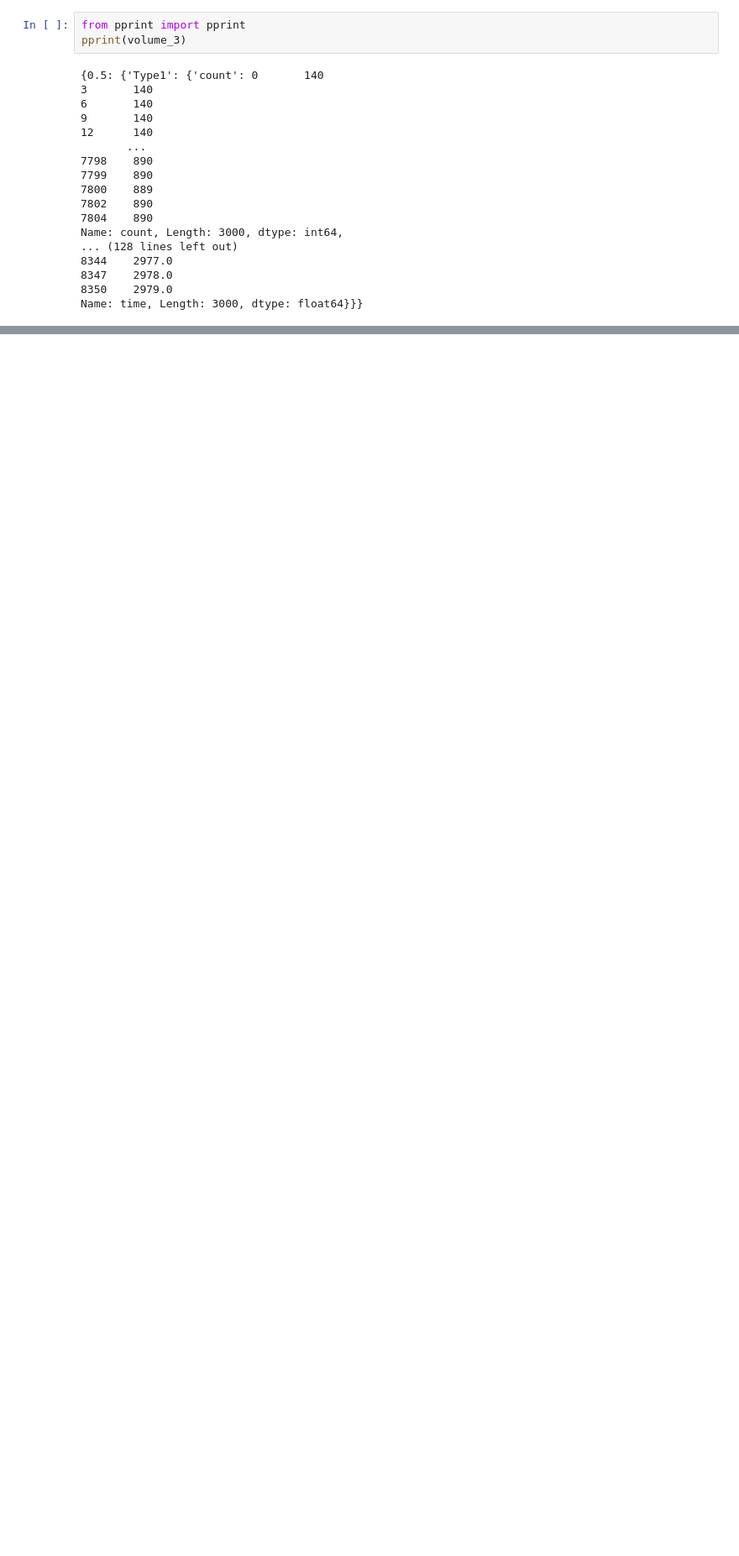
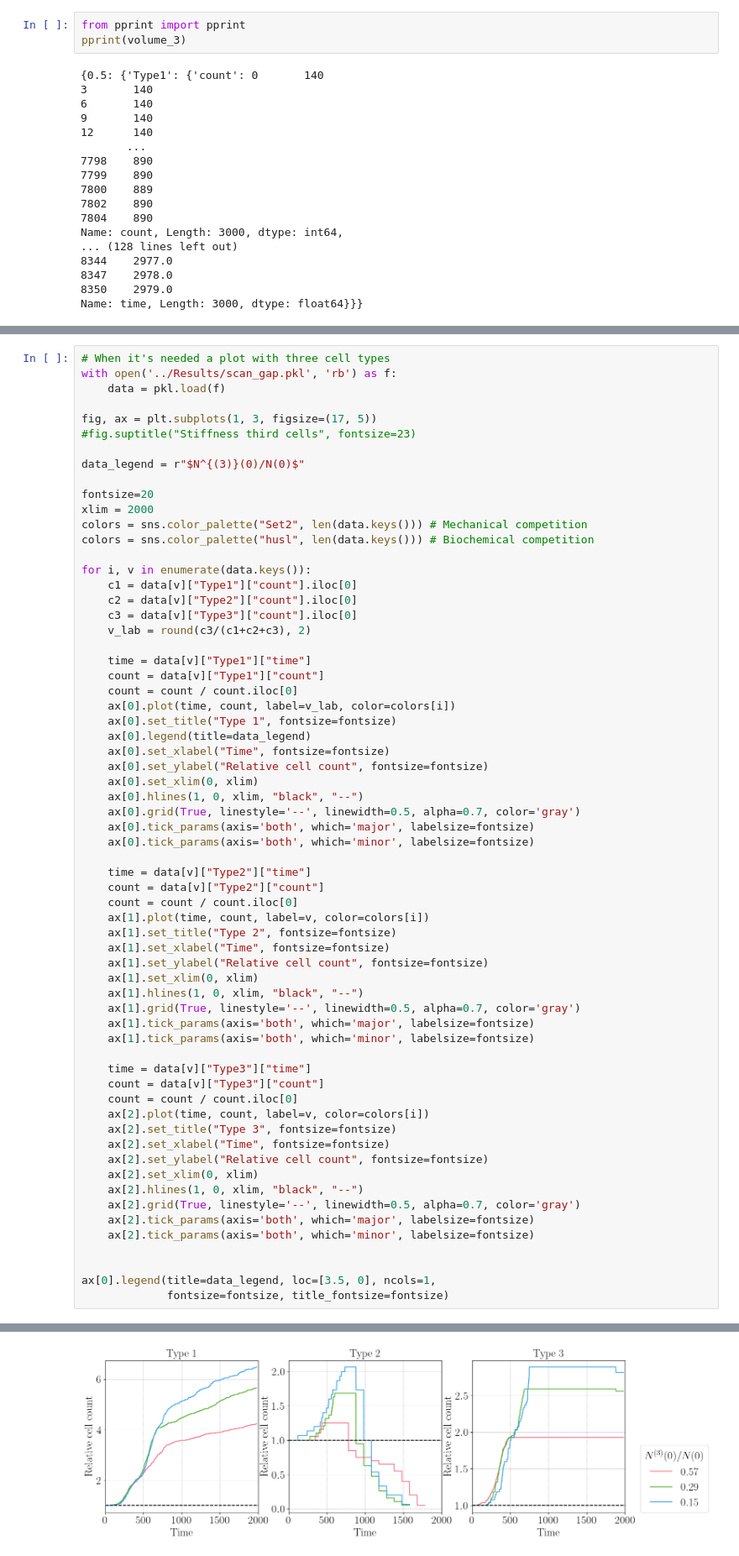
Before and after one commit to paololapo/CellCompetition-HybridCPM, a Jupyter notebook: TripleCompetition/Files/SimpleAnalysis.ipynb, the cells around one changed output, grey strips where cells are left out. Shown: that part at 84% size. Drawn from its saved outputs; the diff is of its cells as text; blank space fills up the shorter version.

```diff
--- a/TripleCompetition/Files/SimpleAnalysis.ipynb
+++ b/TripleCompetition/Files/SimpleAnalysis.ipynb
@@ -90,0 +96,65 @@ for v in data.keys():
+# %%
+# When it's needed a plot with three cell types
+with open('../Results/scan_gap.pkl', 'rb') as f:
+    data = pkl.load(f)
+
+fig, ax = plt.subplots(1, 3, figsize=(17, 5))
+#fig.suptitle("Stiffness third cells", fontsize=23)
+
+data_legend = r"$N^{(3)}(0)/N(0)$"
+
+fontsize=20
+xlim = 2000
+colors = sns.color_palette("Set2", len(data.keys())) # Mechanical competition
+colors = sns.color_palette("husl", len(data.keys())) # Biochemical competition
+
+for i, v in enumerate(data.keys()):
+    c1 = data[v]["Type1"]["count"].iloc[0]
+    c2 = data[v]["Type2"]["count"].iloc[0]
+    c3 = data[v]["Type3"]["count"].iloc[0]
+    v_lab = round(c3/(c1+c2+c3), 2)
+
+    time = data[v]["Type1"]["time"]
+    count = data[v]["Type1"]["count"]
+    count = count / count.iloc[0]
+    ax[0].plot(time, count, label=v_lab, color=colors[i])
+    ax[0].set_title("Type 1", fontsize=fontsize)
+    ax[0].legend(title=data_legend)
+    ax[0].set_xlabel("Time", fontsize=fontsize)
+    ax[0].set_ylabel("Relative cell count", fontsize=fontsize)
+    ax[0].set_xlim(0, xlim)
+    ax[0].hlines(1, 0, xlim, "black", "--")
+    ax[0].grid(True, linestyle='--', linewidth=0.5, alpha=0.7, color='gray')
+    ax[0].tick_params(axis='both', which='major', labelsize=fontsize)
+    ax[0].tick_params(axis='both', which='minor', labelsize=fontsize)
+
+    time = data[v]["Type2"]["time"]
+    count = data[v]["Type2"]["count"]
+    count = count / count.iloc[0]
+    ax[1].plot(time, count, label=v, color=colors[i])
+    ax[1].set_title("Type 2", fontsize=fontsize)
+    ax[1].set_xlabel("Time", fontsize=fontsize)
+    ax[1].set_ylabel("Relative cell count", fontsize=fontsize)
+    ax[1].set_xlim(0, xlim)
+    ax[1].hlines(1, 0, xlim, "black", "--")
+    ax[1].grid(True, linestyle='--', linewidth=0.5, alpha=0.7, color='gray')
+    ax[1].tick_params(axis='both', which='major', labelsize=fontsize)
+    ax[1].tick_params(axis='both', which='minor', labelsize=fontsize)
+
+    time = data[v]["Type3"]["time"]
+    count = data[v]["Type3"]["count"]
+    count = count / count.iloc[0]
+    ax[2].plot(time, count, label=v, color=colors[i])
+    ax[2].set_title("Type 3", fontsize=fontsize)
+    ax[2].set_xlabel("Time", fontsize=fontsize)
+    ax[2].set_ylabel("Relative cell count", fontsize=fontsize)
+    ax[2].set_xlim(0, xlim)
+    ax[2].hlines(1, 0, xlim, "black", "--")
+    ax[2].grid(True, linestyle='--', linewidth=0.5, alpha=0.7, color='gray')
+    ax[2].tick_params(axis='both', which='major', labelsize=fontsize)
+    ax[2].tick_params(axis='both', which='minor', labelsize=fontsize)
+
+
+ax[0].legend(title=data_legend, loc=[3.5, 0], ncols=1,
+             fontsize=fontsize, title_fontsize=fontsize)
+# %% [output]
@@ -90,0 +162 @@ for v in data.keys():
+[figure, added]
```
Also changed, not shown: parts of 9 cells of this notebook, 5 other files.
